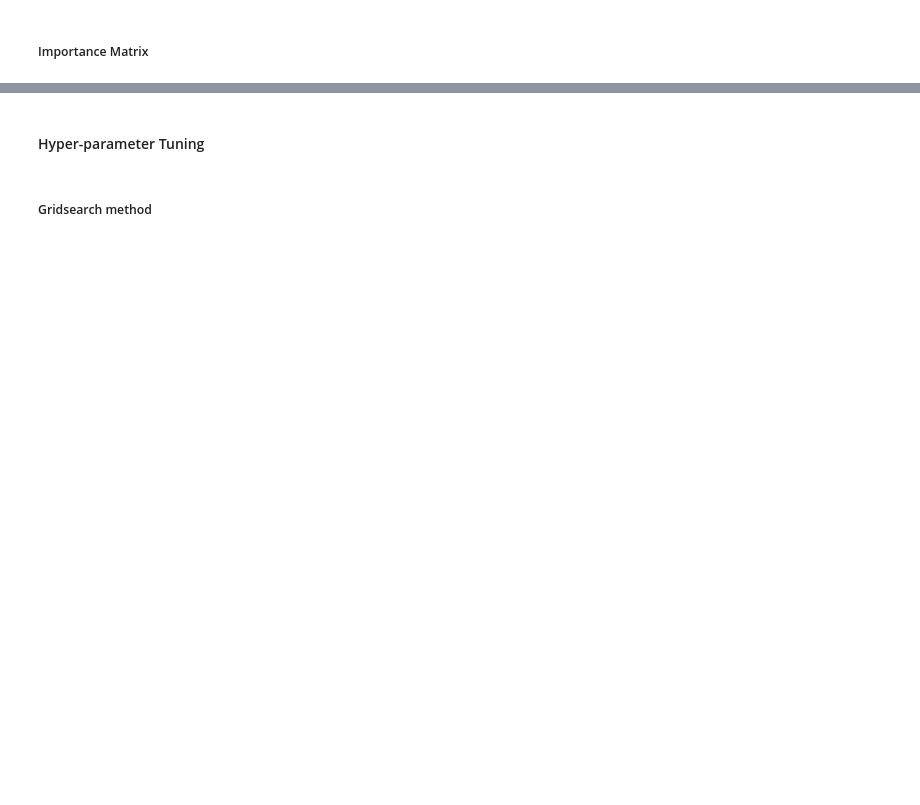
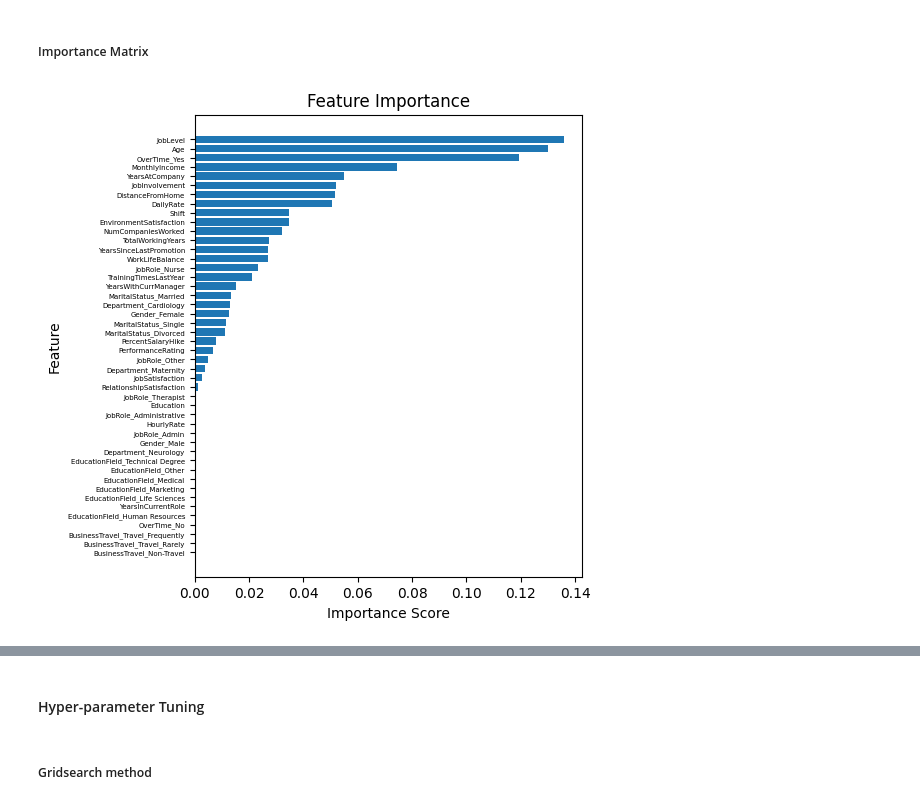
Before and after one commit to Jrk373/MachineLearningDemo, a Jupyter notebook: DecisionTreeClasifier.ipynb, the cells around one changed output, grey strips where cells are left out. Cells and saved outputs as stored; diff of their text form; code cells hidden in the pictures; blank space fills up the shorter version.

```diff
--- a/DecisionTreeClasifier.ipynb
+++ b/DecisionTreeClasifier.ipynb
@@ -871,0 +945,27 @@ print(final_important_features)
+# %%
+import pandas as pd
+import matplotlib.pyplot as plt
+
+# Get feature importances from the trained model
+importances = clf_dt.feature_importances_
+
+# Create a DataFrame to store feature importances
+important_features = pd.DataFrame({
+    'feature': X_train.columns,  # Assuming X_train contains your feature names
+    'importance': importances
+}).sort_values('importance', ascending=True)  # Sort in descending order
+
+# Display the important features
+#print("Important Features:")
+#print(important_features)
+
+# Plot feature importances
+plt.figure(figsize=(5, 6))  # Adjust figure size if needed
+plt.barh(important_features['feature'], important_features['importance'])
+plt.xlabel('Importance Score')
+plt.ylabel('Feature')
+plt.title('Feature Importance')
+plt.yticks(fontsize=5)  # Adjust the font size as needed
+plt.show()
+# %% [output]
+[figure, added]
```
Also changed, not shown: parts of 33 cells of this notebook.
